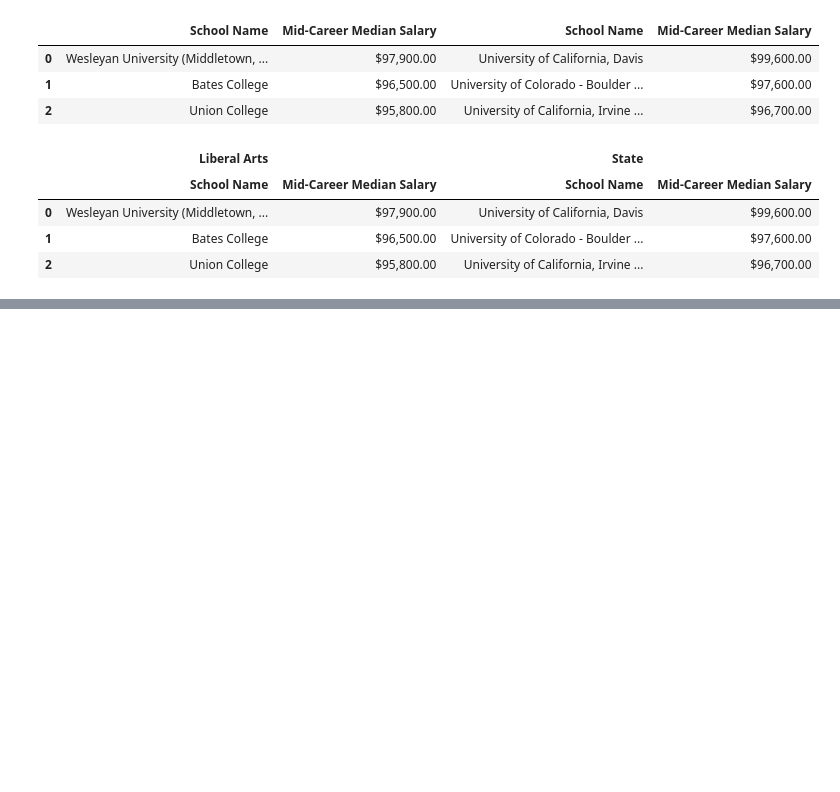
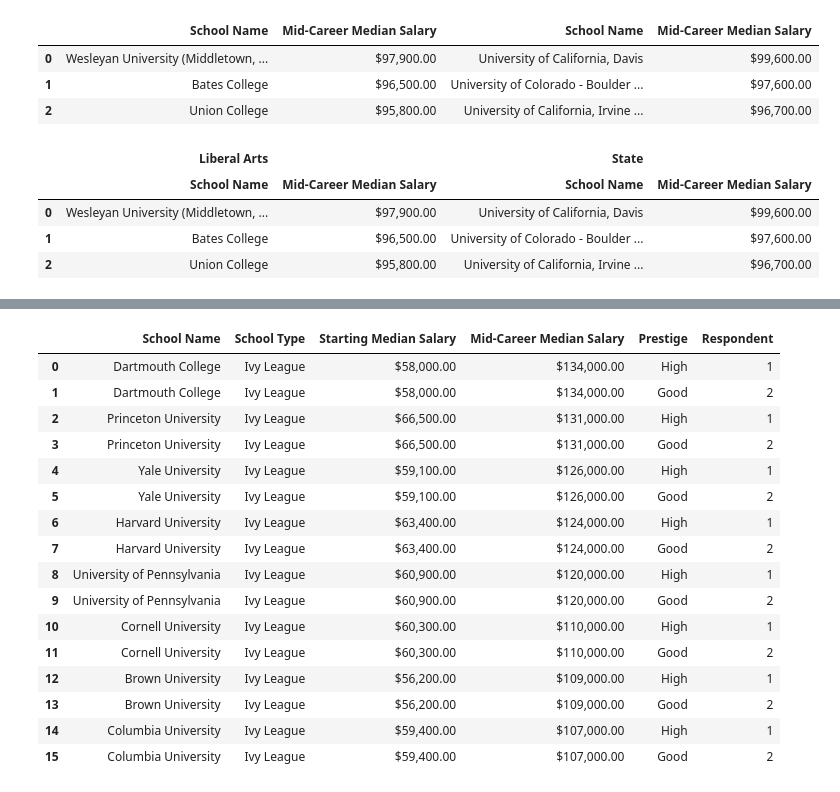
Before and after one commit to AmroEid77/Advance-Pandas, a Jupyter notebook: 5 Working With Multiple DataFrames/multiple_dataframe.ipynb, the cells around one changed output, grey strips where cells are left out. Cells and saved outputs as stored; diff of their text form; code cells hidden in the pictures; blank space fills up the shorter version.

```diff
--- a/5 Working With Multiple DataFrames/multiple_dataframe.ipynb
+++ b/5 Working With Multiple DataFrames/multiple_dataframe.ipynb
@@ -709,0 +1082,6 @@ pd.concat([lib2, state2], axis=1, keys = ['Liberal Arts', 'State'])
+# %%
+survey = pd.DataFrame({
+    'School Type':['Ivy League', 'Ivy League', 'Engineering' , 'Engineering'],
+    'Prestige': ['High', 'Good', 'Good', 'Okay'],
+    'Respondent':[1,2,3,4]
+})
@@ -709,0 +1108,20 @@ pd.concat([lib2, state2], axis=1, keys = ['Liberal Arts', 'State'])
+# %%
+pd.merge(ivies, survey)
+# %% [output]
+|  | School Name | School Type | Starting Median Salary | Mid-Career Median Salary | Prestige | Respondent |
+| 0 | Dartmouth College | Ivy League | $58,000.00 | $134,000.00 | High | 1 |
+| 1 | Dartmouth College | Ivy League | $58,000.00 | $134,000.00 | Good | 2 |
+| 2 | Princeton University | Ivy League | $66,500.00 | $131,000.00 | High | 1 |
+| 3 | Princeton University | Ivy League | $66,500.00 | $131,000.00 | Good | 2 |
+| 4 | Yale University | Ivy League | $59,100.00 | $126,000.00 | High | 1 |
+| 5 | Yale University | Ivy League | $59,100.00 | $126,000.00 | Good | 2 |
+| 6 | Harvard University | Ivy League | $63,400.00 | $124,000.00 | High | 1 |
+| 7 | Harvard University | Ivy League | $63,400.00 | $124,000.00 | Good | 2 |
+| 8 | University of Pennsylvania | Ivy League | $60,900.00 | $120,000.00 | High | 1 |
+| 9 | University of Pennsylvania | Ivy League | $60,900.00 | $120,000.00 | Good | 2 |
+| 10 | Cornell University | Ivy League | $60,300.00 | $110,000.00 | High | 1 |
+| 11 | Cornell University | Ivy League | $60,300.00 | $110,000.00 | Good | 2 |
+| 12 | Brown University | Ivy League | $56,200.00 | $109,000.00 | High | 1 |
+| 13 | Brown University | Ivy League | $56,200.00 | $109,000.00 | Good | 2 |
+| 14 | Columbia University | Ivy League | $59,400.00 | $107,000.00 | High | 1 |
+| 15 | Columbia University | Ivy League | $59,400.00 | $107,000.00 | Good | 2 |
```
Also changed, not shown: parts of 85 cells of this notebook.
